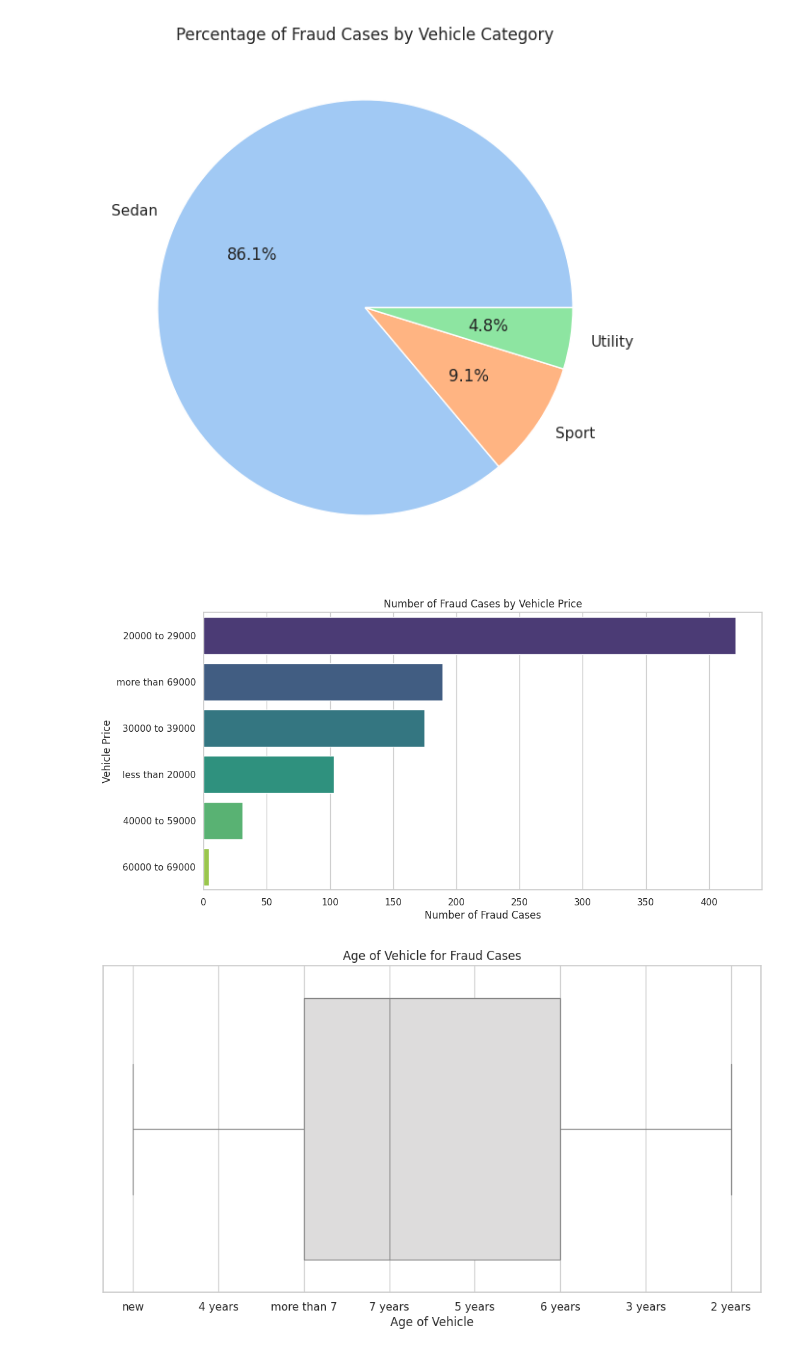
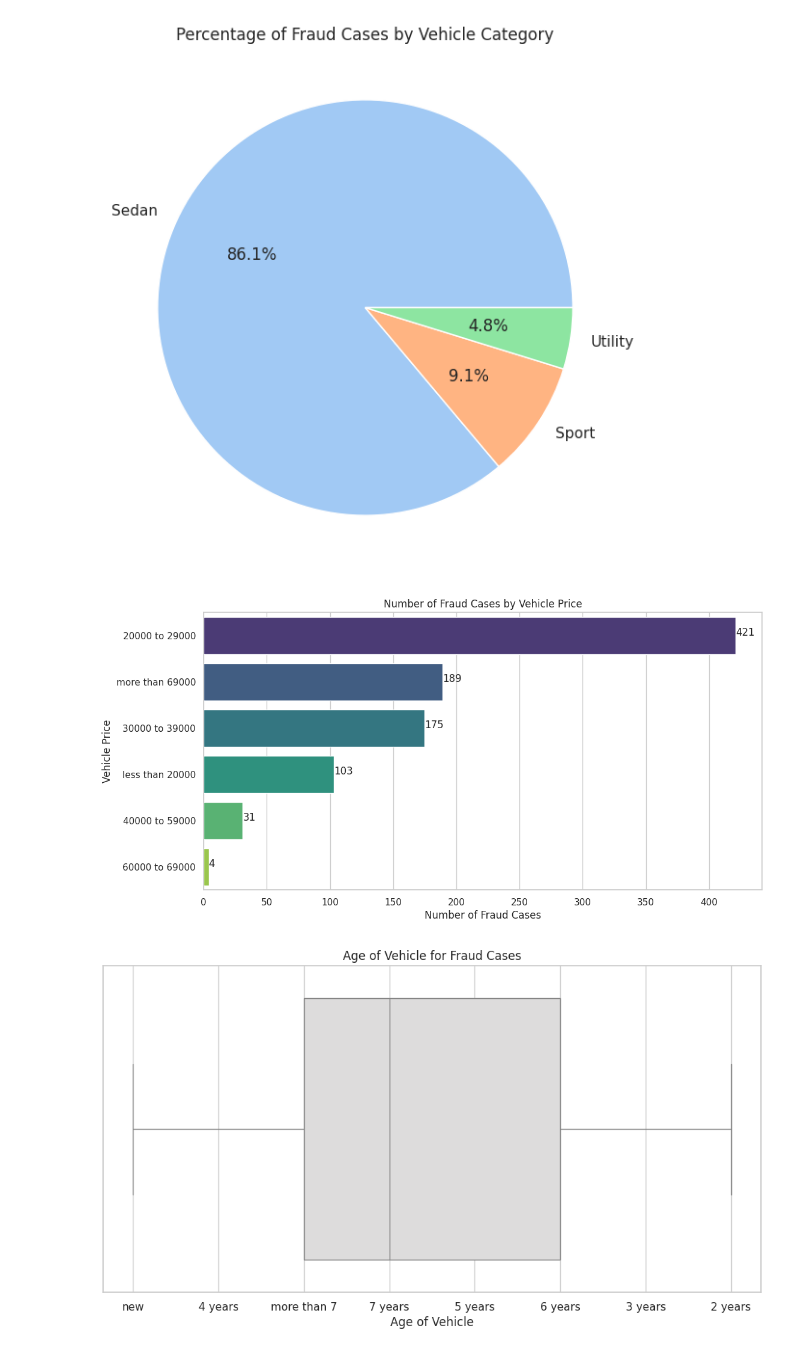
Before and after one commit to kimp10/Insurance-Fraud-Detection-Model-, a Jupyter notebook: Insurance_Fraud_detection.ipynb, the cells around one changed output. Saved outputs shown, nothing was run; the diff lists cells and outputs as text; code cells hidden in the pictures.

```diff
--- a/Insurance_Fraud_detection.ipynb
+++ b/Insurance_Fraud_detection.ipynb
@@ -271,5 +273,8 @@ sns.barplot(x=fraud_count_by_make.values, y=fraud_count_by_make.index, palette="
 plt.title('Number of Fraud Cases by Vehicle Make')
 plt.xlabel('Number of Fraud Cases')
 plt.ylabel('Vehicle Make')
+# Add value labels
+for index, value in enumerate(fraud_count_by_make.values):
+    plt.text(value, index, str(value))
 plt.show()
 # %% [output]
@@ -288,14 +293,17 @@ plt.show()
 # %%
 # Horizontal Bar Plot Number of Fraud Cases by Vehicle Price
 plt.figure(figsize=(12, 6))
 fraud_count_by_price = count_fraud_cases('VehiclePrice')
 sns.barplot(x=fraud_count_by_price.values, y=fraud_count_by_price.index, palette="viridis")
 plt.title('Number of Fraud Cases by Vehicle Price')
 plt.xlabel('Number of Fraud Cases')
 plt.ylabel('Vehicle Price')
+# Add value labels
+for index, value in enumerate(fraud_count_by_price.values):
+    plt.text(value, index, str(value))
 plt.show()
 # %% [output]
-[figure, old version]
+[figure, new version]
 # %%
 # Box Plot of Age of Vehicle for Fraud Cases
 plt.figure(figsize=(12, 6))
```
Also changed, not shown: parts of 17 cells of this notebook.
